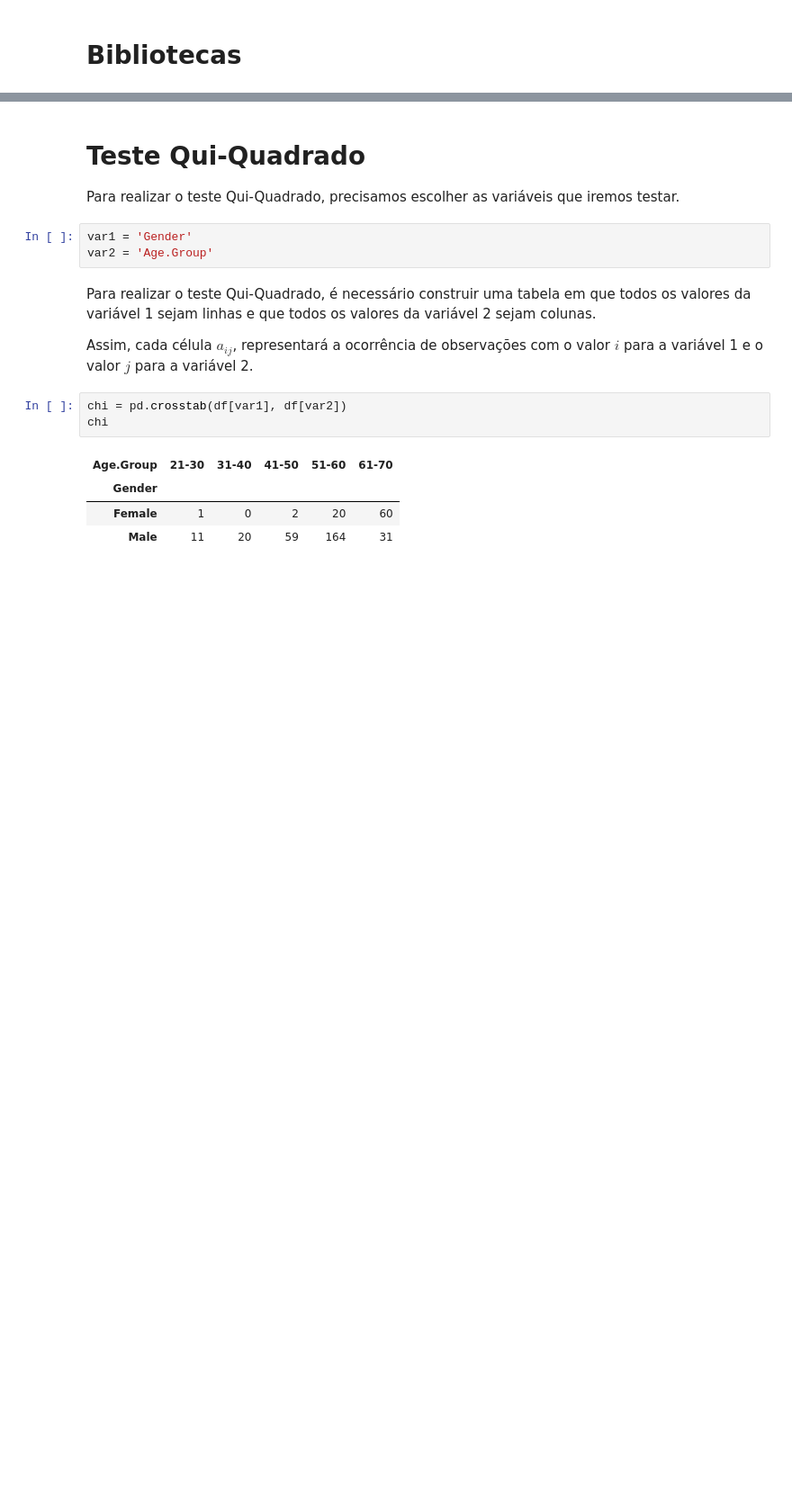
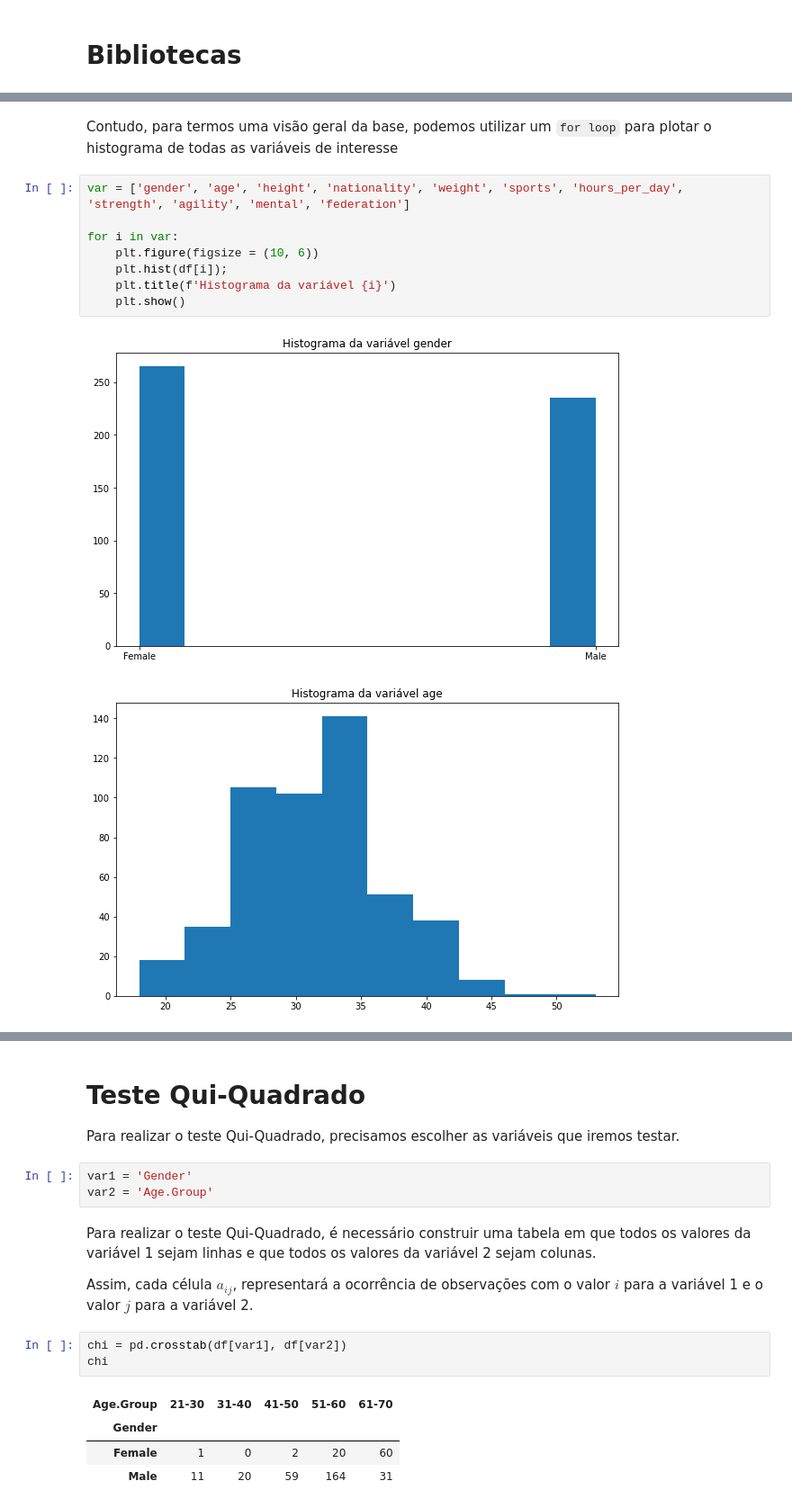
Before and after one commit to al-lla/teste_qui_quadrado, a Jupyter notebook: teste_qui_quadrado.ipynb, the cells around one changed output, grey strips where cells are left out. Shown at 90% size. Saved outputs shown, nothing was run; the diff lists cells and outputs as text; blank space fills up the shorter version.

```diff
--- a/teste_qui_quadrado.ipynb
+++ b/teste_qui_quadrado.ipynb
@@ -104,0 +72,13 @@ df_quali
+# %% [markdown]
+Contudo, para termos uma visão geral da base, podemos utilizar um `for loop` para plotar o histograma de todas as variáveis de interesse
+# %%
+var = ['gender', 'age', 'height', 'nationality', 'weight', 'sports', 'hours_per_day', 'strength', 'agility', 'mental', 'federation']
+
+for i in var:
+    plt.figure(figsize = (10, 6))
+    plt.hist(df[i]);
+    plt.title(f'Histograma da variável {i}')
+    plt.show()
+# %% [output]
+[figure, added]
+[figure, added]
```
Also changed, not shown: parts of 18 cells of this notebook.
